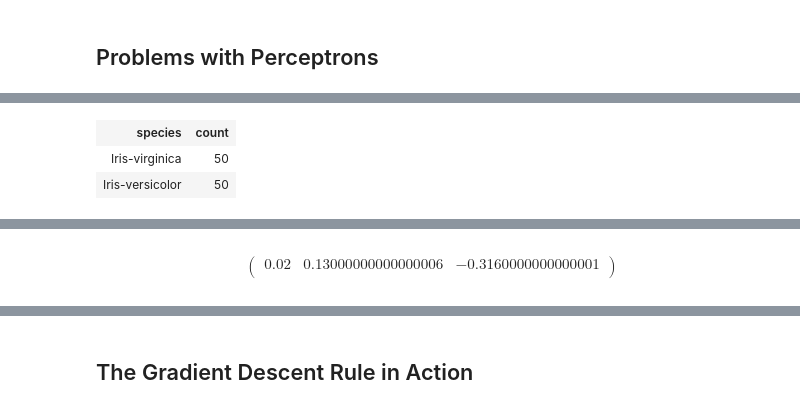
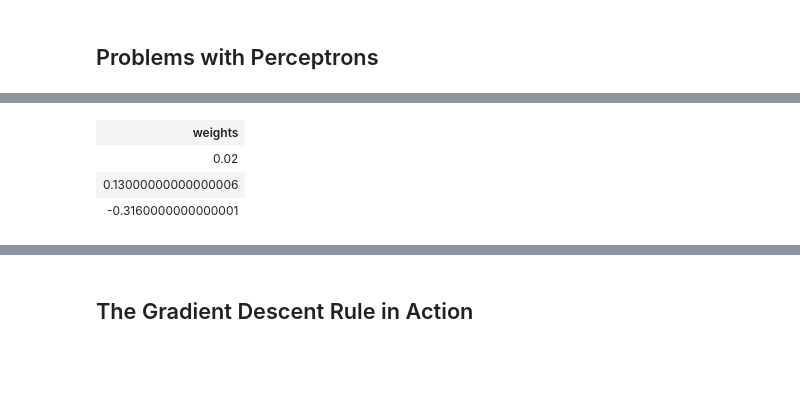
Before and after one commit to gbuesing/notebooks, a Jupyter notebook: singlelayer_neurons.ipynb, the cells around one changed output, grey strips where cells are left out. Saved outputs shown, nothing was run; the diff lists cells and outputs as text; code cells hidden in the pictures; blank space fills up the shorter version.

```diff
--- a/singlelayer_neurons.ipynb
+++ b/singlelayer_neurons.ipynb
@@ -95,11 +93,30 @@ end
 Problems with Perceptrons
 ---
 # %%
-# virginica and versicolor sepal width and petal width
 species = {'Iris-virginica' => -1, 'Iris-versicolor' => 1}
 mask = labels.map {|v| species.has_key?(v) }
-x2 = data.row(mask).col([1,3])
+x2 = data.row(mask).col([1,3]) # cols [1,3] == sepal width and petal width
 y2 = labels.row(mask).map {|v| species[v] }
 
-IRuby.table species: species.keys, count: species.map {|k,v| x2.row(y2 =~ v).rows }
+
+# Train
+
+ppn2 = Perceptron.new(epochs: 25, eta: 0.01).train(x2, y2)
+
+
+# Display Results
+
+decision_plot ppn2.weights, species.map {|k,v| [x2.row(y2 =~ v), k] } do |plot|
+  plot.title 'Perceptron'
+  plot.xlabel 'sepal width (cm)'
+  plot.ylabel 'petal width (cm)'
+end
+
+IRuby.display IRuby.table weights: ppn2.weights.to_a
+
+cost_plot ppn2.errors do |plot|
+  plot.title 'Perceptron Error'
+  plot.xlabel 'Iteration'
+  plot.ylabel 'Misclassified'
+end
 # %% [output]
@@ -106,3 +124,4 @@ IRuby.table species: species.keys, count: species.map {|k,v| x2.row(y2 =~ v).row
-| species | count |
-| Iris-virginica | 50 |
-| Iris-versicolor | 50 |
+| weights |
+| 0.02 |
+| 0.13000000000000006 |
+| -0.3160000000000001 |
@@ -109,8 +128,0 @@ IRuby.table species: species.keys, count: species.map {|k,v| x2.row(y2 =~ v).row
-# %%
-ppn2 = Perceptron.new(epochs: 25, eta: 0.01)
-ppn2.train(x2, y2)
-ppn2.weights
-# %% [output]
-$$\left(\begin{array}{ccc}
-  0.02&0.13000000000000006&-0.3160000000000001\\
-\end{array}\right)$$
```
Also changed, not shown: parts of 18 cells of this notebook, 1 other file.
